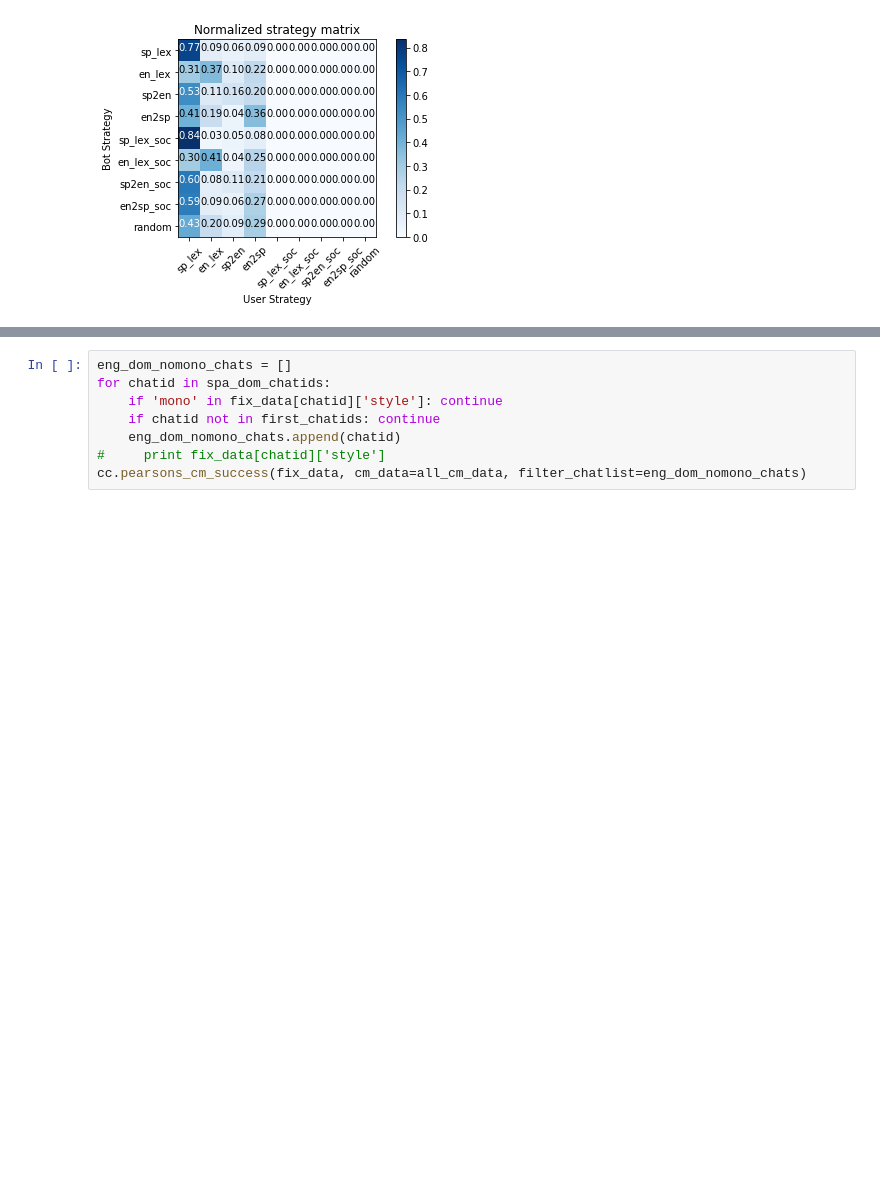
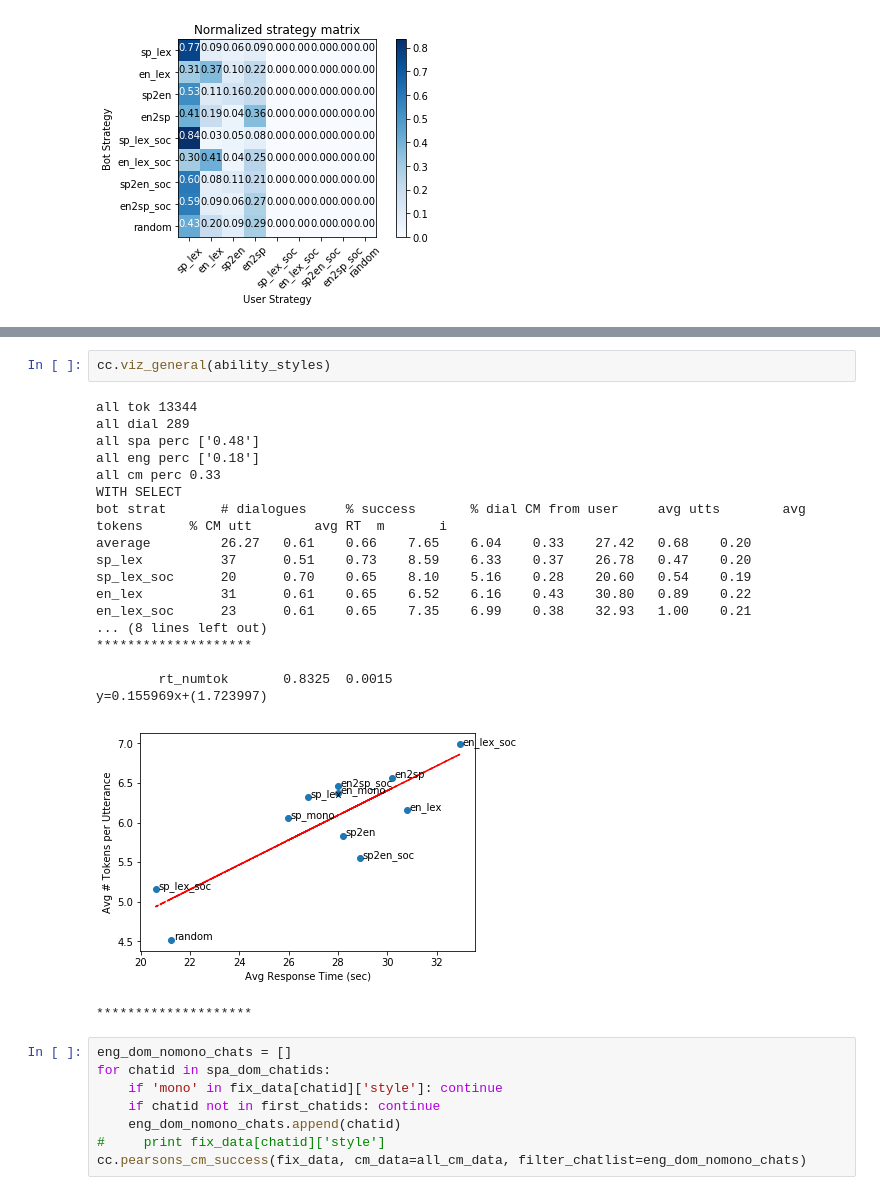
Before and after one commit to emilyahn/codemix, a Jupyter notebook: cocoa_metrics.ipynb, the cells around one changed output, grey strips where cells are left out. Drawn from its saved outputs; the diff is of its cells as text; blank space fills up the shorter version.

```diff
--- a/cocoa_metrics.ipynb
+++ b/cocoa_metrics.ipynb
@@ -204,3 +233,25 @@ DONE collecting CM metrics into all_data
+# %%
+cc.viz_general(ability_styles)
+# %% [output]
+all tok 13344
+all dial 289
+all spa perc ['0.48']
+all eng perc ['0.18']
+all cm perc 0.33
+WITH SELECT
+bot strat       # dialogues     % success       % dial CM from user     avg utts        avg tokens      % CM utt        avg RT  m       i
+average         26.27   0.61    0.66    7.65    6.04    0.33    27.42   0.68    0.20
+sp_lex          37      0.51    0.73    8.59    6.33    0.37    26.78   0.47    0.20
+sp_lex_soc      20      0.70    0.65    8.10    5.16    0.28    20.60   0.54    0.19
+en_lex          31      0.61    0.65    6.52    6.16    0.43    30.80   0.89    0.22
+en_lex_soc      23      0.61    0.65    7.35    6.99    0.38    32.93   1.00    0.21
+... (8 lines left out)
+********************
+
+        rt_numtok       0.8325  0.0015
+y=0.155969x+(1.723997)
+[figure, added]
+********************
 # %%
 eng_dom_nomono_chats = []
 for chatid in spa_dom_chatids:
```
Also changed, not shown: parts of 4 cells of this notebook, 4 other files.
